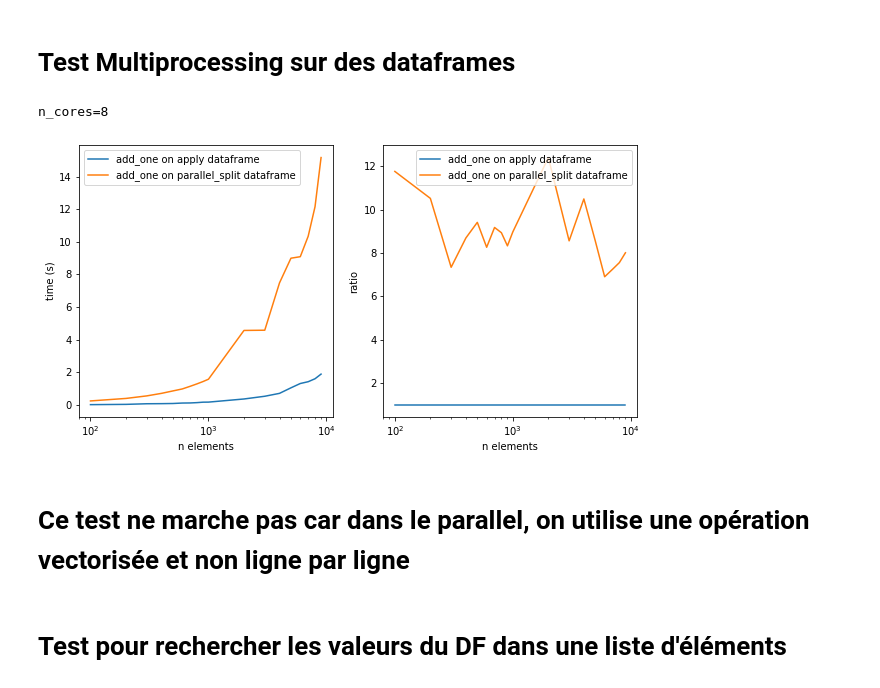
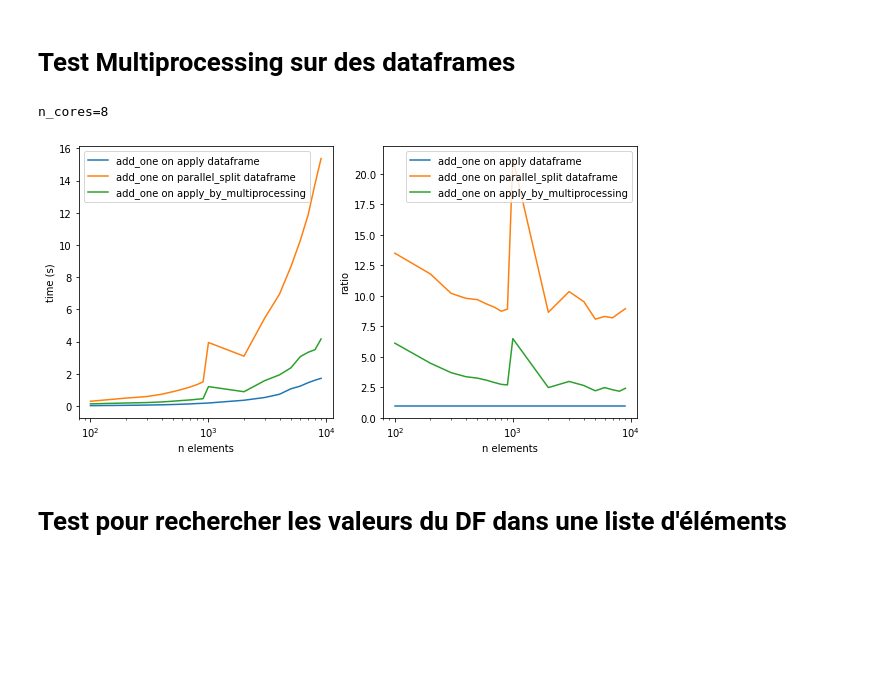
Before and after one commit to JohnnyChen765/test_python, a Jupyter notebook: python_test.ipynb, the cells around one changed output. Drawn from its saved outputs; the diff is of its cells as text; code cells hidden in the pictures; blank space fills up the shorter version.

Commit message:
added new test using map multiprocessing

```diff
--- a/python_test.ipynb
+++ b/python_test.ipynb
@@ -147,37 +147,49 @@ print(f"{n_cores=}")
 
 
 def apply_on_df(df_split, func):
     """
     Wrapper pour appliquer un apply sur un des df splitté de pool parallel_split
     """
     return df_split.apply(func)
 
+def _apply_df(args):
+    df, func, kwargs = args
+    return df.apply(func, **kwargs)
+
+def apply_by_multiprocessing(df, func, **kwargs):
+    # https://gist.github.com/yong27/7869662
+    workers = n_cores
+    pool = mp.Pool(processes=workers)
+    result = pool.map(_apply_df, [(d, func, kwargs)
+            for d in np.array_split(df, workers)])
+    pool.close()
+    return pd.concat(list(result))
+
 def parallel_split(df, func):
     with mp.Pool(n_cores) as pool:
         split_df = np.array_split(df, n_cores, axis=0)
         result = [pool.apply(apply_on_df, args=(df, func)) for df in split_df]
-        result = pd.concat(result)
+    result = pd.concat(result)
 
 def add_one(row):
     # print(f"shape={row.shape}")
     # time.sleep(1e-4)
     return row + 1
 
 
 dico_task = {
     "add_one on apply dataframe": lambda df: df.apply(add_one),
     "add_one on parallel_split dataframe":lambda df: parallel_split(df, add_one),
+    "add_one on apply_by_multiprocessing": lambda df: apply_by_multiprocessing(df, add_one)
 }
 plot_test([100, 10 * 1000], dico_task,
     create_data_func=lambda n:pd.DataFrame([
             {str(i): i for i in range(n)} for _ in range(1000)
         ])
 )
 # %% [output]
 n_cores=8
-[figure, old version]
+[figure, new version]
-# %% [markdown]
-# Ce test ne marche pas car dans le parallel, on utilise une opération vectorisée et non ligne par ligne
 # %% [markdown]
 # Test pour rechercher les valeurs du DF dans une liste d'éléments
 # %%
```
Also changed, not shown: parts of 2 cells of this notebook.
